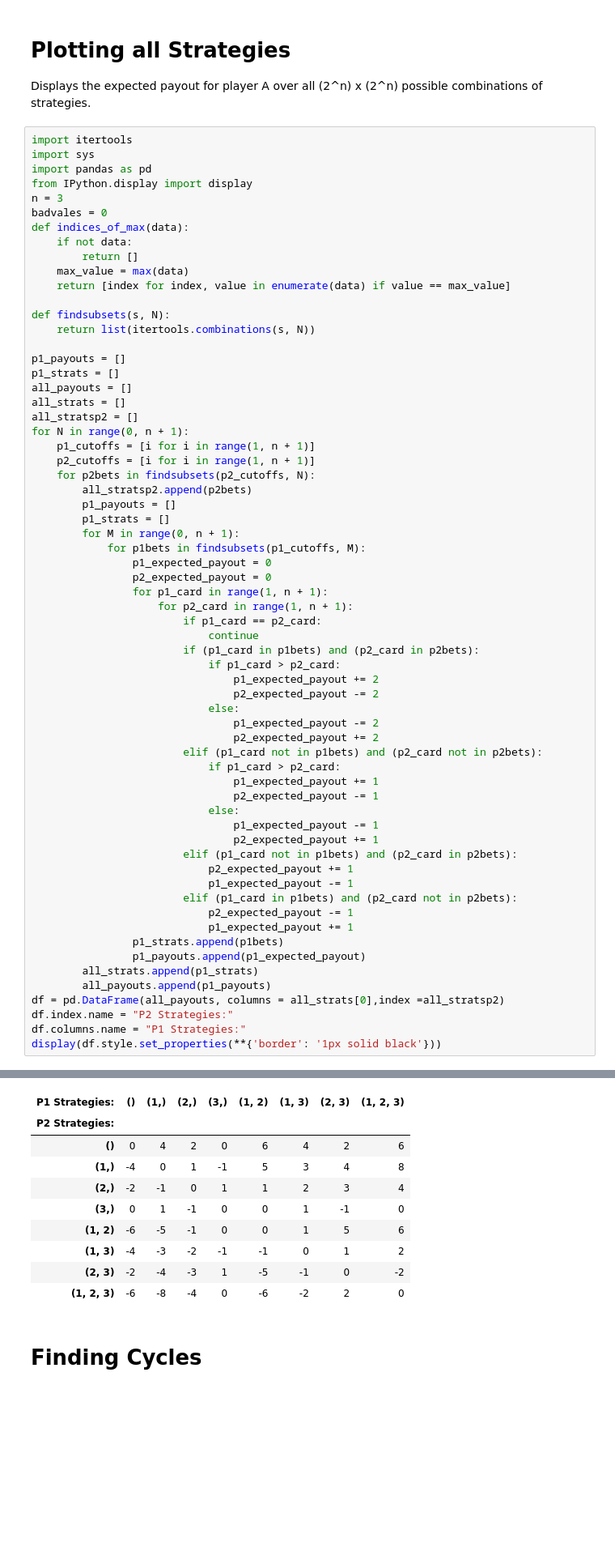
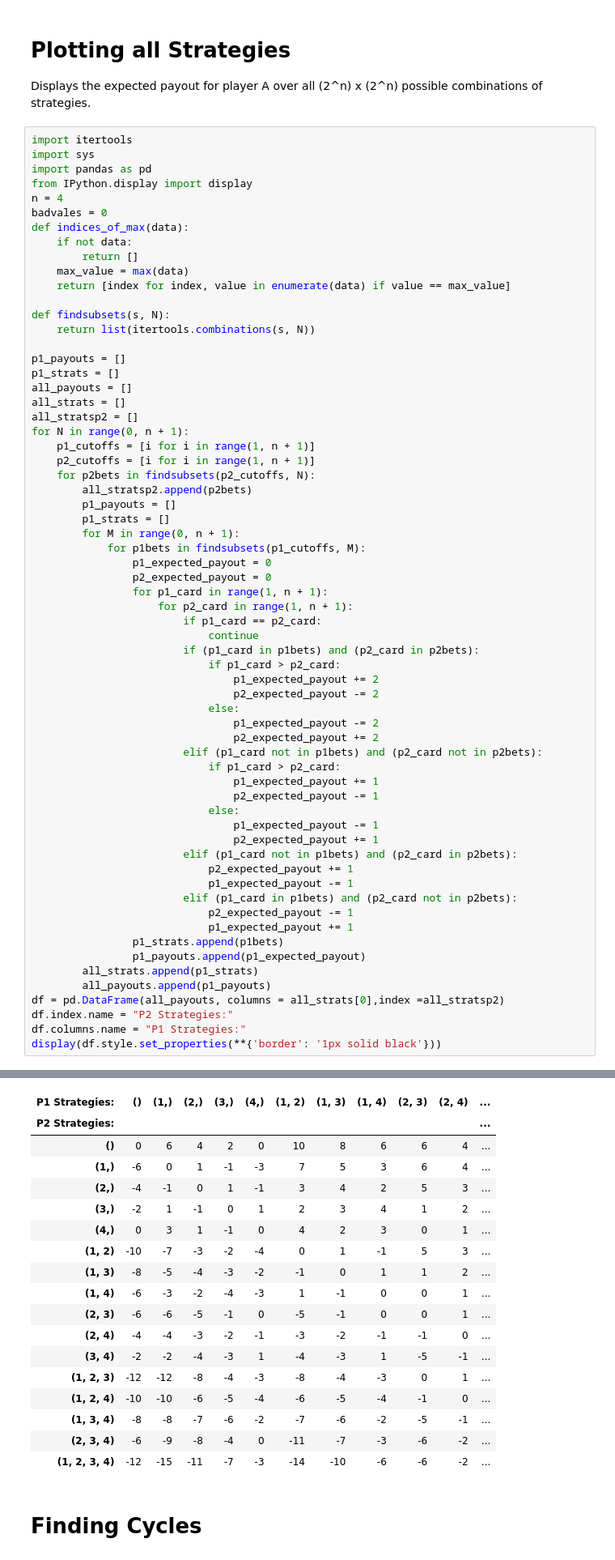
Before and after one commit to mihirt2/poker-like-games, a Jupyter notebook: discrete_poker_games.ipynb, the cells around one changed output, grey strips where cells are left out. Shown: that part at 81% size. Cells and saved outputs as stored; diff of their text form; blank space fills up the shorter version.

```diff
--- a/discrete_poker_games.ipynb
+++ b/discrete_poker_games.ipynb
@@ -504,7 +504,7 @@ import itertools
 import sys
 import pandas as pd
 from IPython.display import display
-n = 3
+n = 4
 badvales = 0
 def indices_of_max(data):
     if not data:
@@ -576,12 +567,20 @@ display(df.style.set_properties(**{'border': '1px solid black'}))
-| P1 Strategies: | () | (1,) | (2,) | (3,) | (1, 2) | (1, 3) | (2, 3) | (1, 2, 3) |
-| P2 Strategies: |  |  |  |  |  |  |  |  |
-| () | 0 | 4 | 2 | 0 | 6 | 4 | 2 | 6 |
-| (1,) | -4 | 0 | 1 | -1 | 5 | 3 | 4 | 8 |
-| (2,) | -2 | -1 | 0 | 1 | 1 | 2 | 3 | 4 |
-| (3,) | 0 | 1 | -1 | 0 | 0 | 1 | -1 | 0 |
-| (1, 2) | -6 | -5 | -1 | 0 | 0 | 1 | 5 | 6 |
-| (1, 3) | -4 | -3 | -2 | -1 | -1 | 0 | 1 | 2 |
-| (2, 3) | -2 | -4 | -3 | 1 | -5 | -1 | 0 | -2 |
-| (1, 2, 3) | -6 | -8 | -4 | 0 | -6 | -2 | 2 | 0 |
+| P1 Strategies: | () | (1,) | (2,) | (3,) | (4,) | (1, 2) | (1, 3) | (1, 4) | (2, 3) | (2, 4) | ... |
+| P2 Strategies: |  |  |  |  |  |  |  |  |  |  | ... |
+| () | 0 | 6 | 4 | 2 | 0 | 10 | 8 | 6 | 6 | 4 | ... |
+| (1,) | -6 | 0 | 1 | -1 | -3 | 7 | 5 | 3 | 6 | 4 | ... |
+| (2,) | -4 | -1 | 0 | 1 | -1 | 3 | 4 | 2 | 5 | 3 | ... |
+| (3,) | -2 | 1 | -1 | 0 | 1 | 2 | 3 | 4 | 1 | 2 | ... |
+| (4,) | 0 | 3 | 1 | -1 | 0 | 4 | 2 | 3 | 0 | 1 | ... |
+| (1, 2) | -10 | -7 | -3 | -2 | -4 | 0 | 1 | -1 | 5 | 3 | ... |
+| (1, 3) | -8 | -5 | -4 | -3 | -2 | -1 | 0 | 1 | 1 | 2 | ... |
+| (1, 4) | -6 | -3 | -2 | -4 | -3 | 1 | -1 | 0 | 0 | 1 | ... |
+| (2, 3) | -6 | -6 | -5 | -1 | 0 | -5 | -1 | 0 | 0 | 1 | ... |
+| (2, 4) | -4 | -4 | -3 | -2 | -1 | -3 | -2 | -1 | -1 | 0 | ... |
+| (3, 4) | -2 | -2 | -4 | -3 | 1 | -4 | -3 | 1 | -5 | -1 | ... |
+| (1, 2, 3) | -12 | -12 | -8 | -4 | -3 | -8 | -4 | -3 | 0 | 1 | ... |
+| (1, 2, 4) | -10 | -10 | -6 | -5 | -4 | -6 | -5 | -4 | -1 | 0 | ... |
+| (1, 3, 4) | -8 | -8 | -7 | -6 | -2 | -7 | -6 | -2 | -5 | -1 | ... |
+| (2, 3, 4) | -6 | -9 | -8 | -4 | 0 | -11 | -7 | -3 | -6 | -2 | ... |
+| (1, 2, 3, 4) | -12 | -15 | -11 | -7 | -3 | -14 | -10 | -6 | -6 | -2 | ... |
 # %% [markdown]
 # Finding Cycles
```
Also changed, not shown: parts of 3 cells of this notebook.
